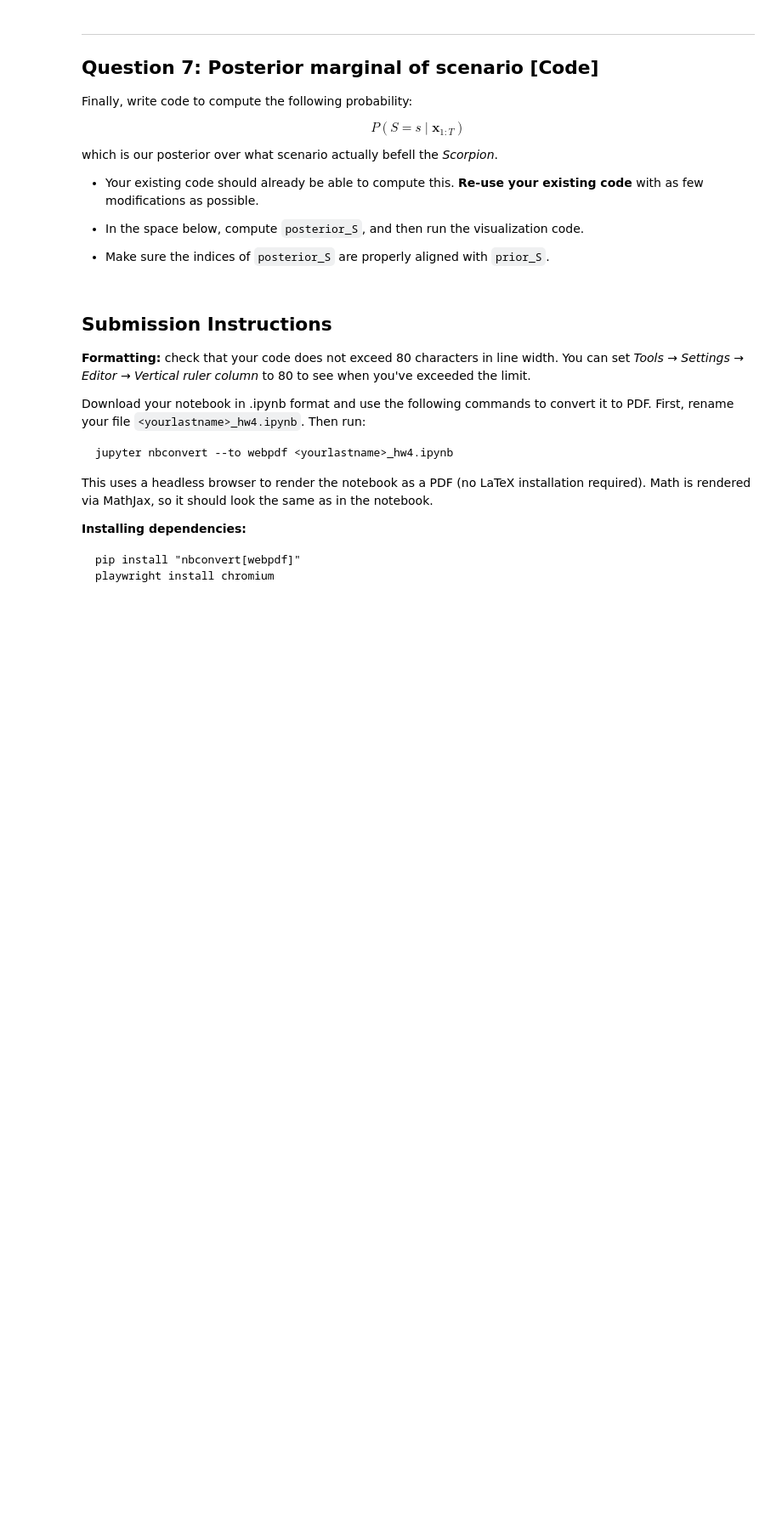
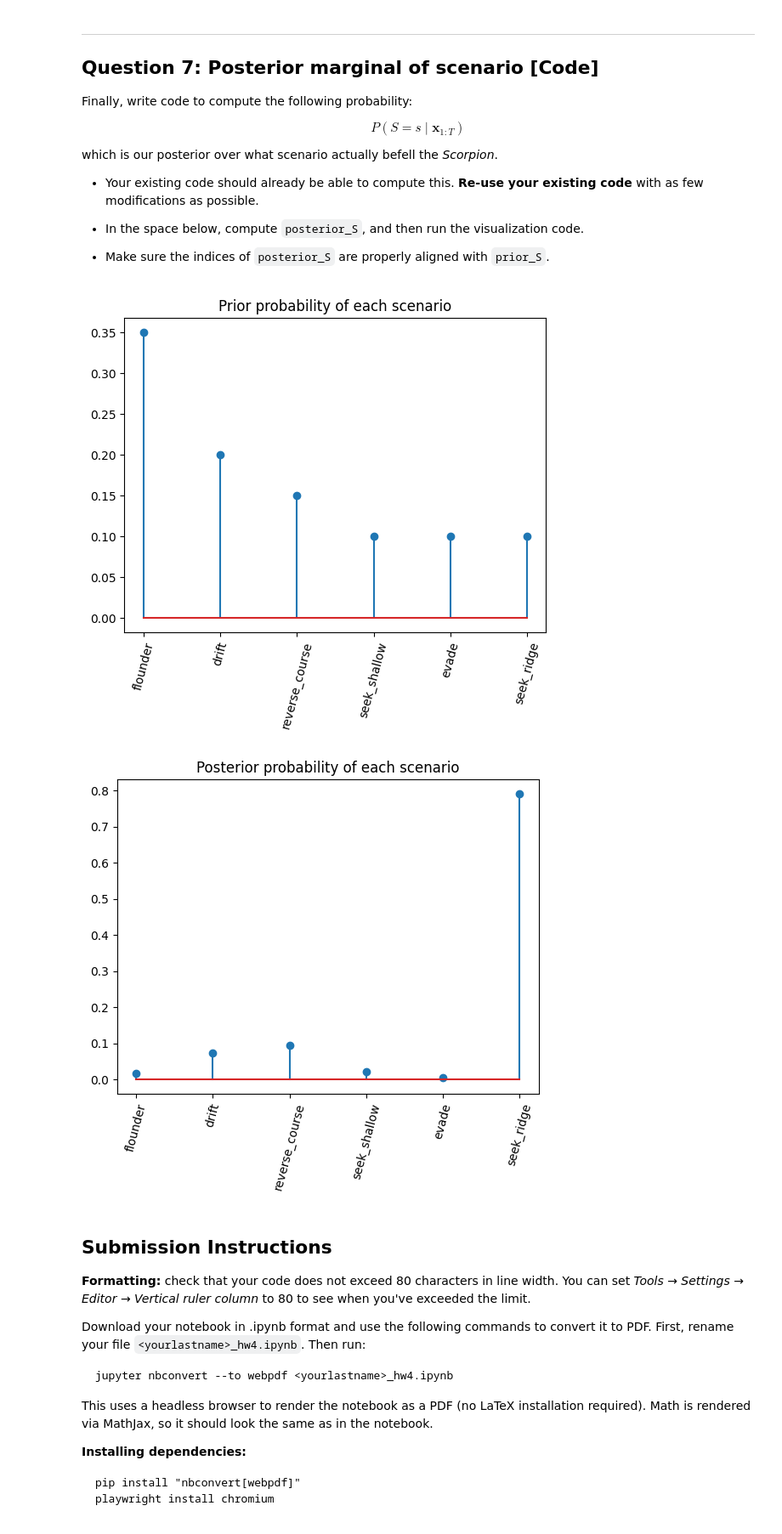
Before and after one commit to rodrigopazm96/Modern-Methods-in-Applied-Statistics, a Jupyter notebook: hw4_Paz.ipynb, the cells around one changed output. Shown at 85% size. Saved outputs shown, nothing was run; the diff lists cells and outputs as text; code cells hidden in the pictures; blank space fills up the shorter version.

```diff
--- a/hw4_Paz.ipynb
+++ b/hw4_Paz.ipynb
@@ -598,23 +744,26 @@ which is our posterior over what scenario actually befell the _Scorpion_.
 # %%
 scenarios = df_scenarios['scenario'].values
 prior_S = df_scenarios['p(s)'].values
 
-# Your code here.
-# ...
-# posterior_S = ...
-#
+posterior_S = np.array([
+    sum(weights[(s, tau)] for tau in range(25))
+    for s in scenarios
+])
 
 assert posterior_S.shape == prior_S.shape and np.allclose(posterior_S.sum(), 1)
 
-_ = plt.stem(scenarios, prior_S, use_line_collection=True)
+_ = plt.stem(scenarios, prior_S)
 _ = plt.xticks(rotation=75)
 plt.title('Prior probability of each scenario')
 plt.show()
 
-_ = plt.stem(scenarios, posterior_S, use_line_collection=True)
+_ = plt.stem(scenarios, posterior_S)
 _ = plt.xticks(rotation=75)
 plt.title('Posterior probability of each scenario')
 plt.show()
+# %% [output]
+[figure, added]
+[figure, added]
 # %% [markdown]
 ## Submission Instructions
 
```
Also changed, not shown: parts of 13 cells of this notebook.
